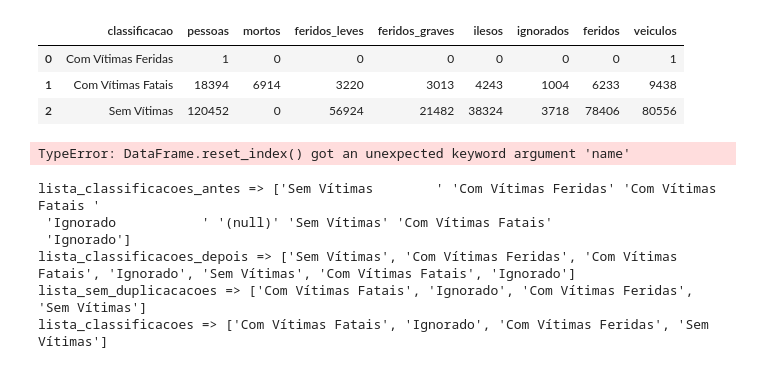
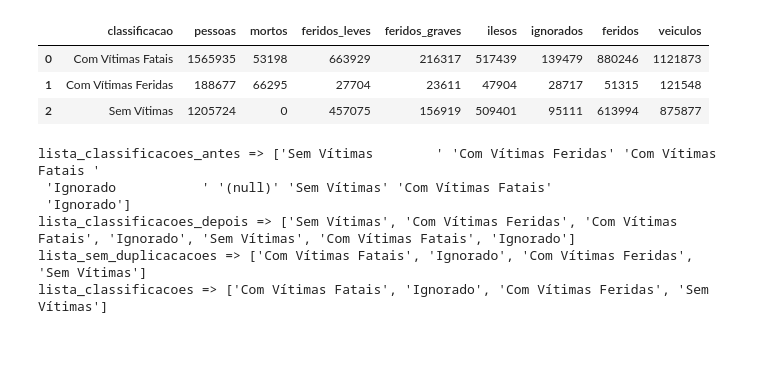
Before and after one commit to Bergolito/tcc-painel-jupyter-notebook, a Jupyter notebook: tcc-painel-preprocessamento.ipynb, the cells around one changed output. Drawn from its saved outputs; the diff is of its cells as text; code cells hidden in the pictures.

```diff
--- a/tcc-painel-preprocessamento.ipynb
+++ b/tcc-painel-preprocessamento.ipynb
@@ -889,30 +848,47 @@ def salva_mapa_calor_ano(ano, df):
-# %%
-df_mapa_calor_classificacao_2008
-# %% [output]
-|  | classificacao | pessoas | mortos | feridos_leves | feridos_graves | ilesos | ignorados | feridos | veiculos |
-| 0 | Com Vítimas Feridas | 1 | 0 | 0 | 0 | 0 | 0 | 0 | 1 |
-| 1 | Com Vítimas Fatais | 18394 | 6914 | 3220 | 3013 | 4243 | 1004 | 6233 | 9438 |
-| 2 | Sem Vítimas | 120452 | 0 | 56924 | 21482 | 38324 | 3718 | 78406 | 80556 |
+# %%
+df_mapa_calor_classificacao_2007 = pd.read_csv('mapa_calor/mapa_calor_classificacao_2007.csv')
+df_mapa_calor_classificacao_2008 = pd.read_csv('mapa_calor/mapa_calor_classificacao_2008.csv')
+df_mapa_calor_classificacao_2009 = pd.read_csv('mapa_calor/mapa_calor_classificacao_2009.csv')
+
+df_mapa_calor_classificacao_2010 = pd.read_csv('mapa_calor/mapa_calor_classificacao_2010.csv')
+df_mapa_calor_classificacao_2011 = pd.read_csv('mapa_calor/mapa_calor_classificacao_2011.csv')
+df_mapa_calor_classificacao_2012 = pd.read_csv('mapa_calor/mapa_calor_classificacao_2012.csv')
+df_mapa_calor_classificacao_2013 = pd.read_csv('mapa_calor/mapa_calor_classificacao_2013.csv')
+df_mapa_calor_classificacao_2014 = pd.read_csv('mapa_calor/mapa_calor_classificacao_2014.csv')
+df_mapa_calor_classificacao_2015 = pd.read_csv('mapa_calor/mapa_calor_classificacao_2015.csv')
+df_mapa_calor_classificacao_2016 = pd.read_csv('mapa_calor/mapa_calor_classificacao_2016.csv')
+df_mapa_calor_classificacao_2017 = pd.read_csv('mapa_calor/mapa_calor_classificacao_2017.csv')
+df_mapa_calor_classificacao_2018 = pd.read_csv('mapa_calor/mapa_calor_classificacao_2018.csv')
+df_mapa_calor_classificacao_2019 = pd.read_csv('mapa_calor/mapa_calor_classificacao_2019.csv')
+
+df_mapa_calor_classificacao_2020 = pd.read_csv('mapa_calor/mapa_calor_classificacao_2020.csv')
+df_mapa_calor_classificacao_2021 = pd.read_csv('mapa_calor/mapa_calor_classificacao_2021.csv')
+df_mapa_calor_classificacao_2022 = pd.read_csv('mapa_calor/mapa_calor_classificacao_2022.csv')
+df_mapa_calor_classificacao_2023 = pd.read_csv('mapa_calor/mapa_calor_classificacao_2023.csv')
+df_mapa_calor_classificacao_2024 = pd.read_csv('mapa_calor/mapa_calor_classificacao_2024.csv')
 # %%
 df_mapa_calor_classificacao_todos = pd.concat(
 [
-  df_mapa_calor_classificacao_2007, df_mapa_calor_classificacao_2008, df_mapa_calor_classificacao_2009,
+    df_mapa_calor_classificacao_2007, df_mapa_calor_classificacao_2008, df_mapa_calor_classificacao_2009,
     df_mapa_calor_classificacao_2010, df_mapa_calor_classificacao_2011, df_mapa_calor_classificacao_2012,
     df_mapa_calor_classificacao_2013, df_mapa_calor_classificacao_2014, df_mapa_calor_classificacao_2015,
     df_mapa_calor_classificacao_2016, df_mapa_calor_classificacao_2017, df_mapa_calor_classificacao_2018,
     df_mapa_calor_classificacao_2019, df_mapa_calor_classificacao_2020, df_mapa_calor_classificacao_2021,
     df_mapa_calor_classificacao_2022, df_mapa_calor_classificacao_2023, df_mapa_calor_classificacao_2024
 ], axis=0)
 df_mapa_calor_classificacao_todos
 
-contagem_por_classificacao = df_mapa_calor_classificacao_todos.groupby('classificacao').sum().reset_index(name='classificacao')
+contagem_por_classificacao = df_mapa_calor_classificacao_todos.groupby('classificacao').sum().reset_index()
 contagem_por_classificacao
 
 #nome_arquivo = f'mapa_calor/mapa_calor_classificacao_geral.csv'
 #contagem_por_classificacao.to_csv(nome_arquivo, index=False)
 #print(f'\n\nSalvando arquivo {nome_arquivo}...')
 # %% [output]
-TypeError: DataFrame.reset_index() got an unexpected keyword argument 'name'
+|  | classificacao | pessoas | mortos | feridos_leves | feridos_graves | ilesos | ignorados | feridos | veiculos |
+| 0 | Com Vítimas Fatais | 1565935 | 53198 | 663929 | 216317 | 517439 | 139479 | 880246 | 1121873 |
+| 1 | Com Vítimas Feridas | 188677 | 66295 | 27704 | 23611 | 47904 | 28717 | 51315 | 121548 |
+| 2 | Sem Vítimas | 1205724 | 0 | 457075 | 156919 | 509401 | 95111 | 613994 | 875877 |
 # %%
 contagem_por_classificacao_2007 = agrupamento_acidentes_por_ano_por_classificacao(df_pessoa_acidentes_2007)
 contagem_por_classificacao_2008 = agrupamento_acidentes_por_ano_por_classificacao(df_pessoa_acidentes_2008)
```
Also changed, not shown: parts of 11 cells of this notebook, 6 other files.
